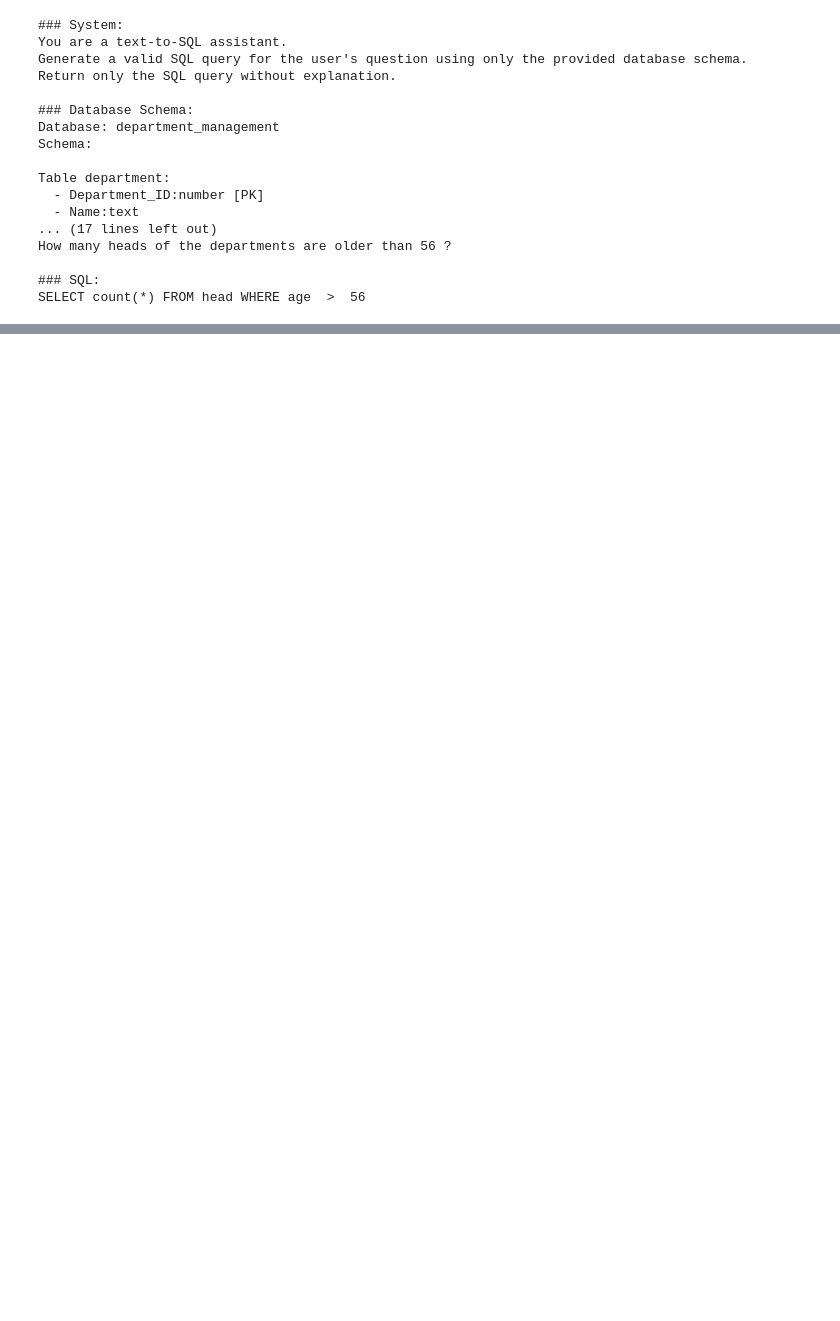
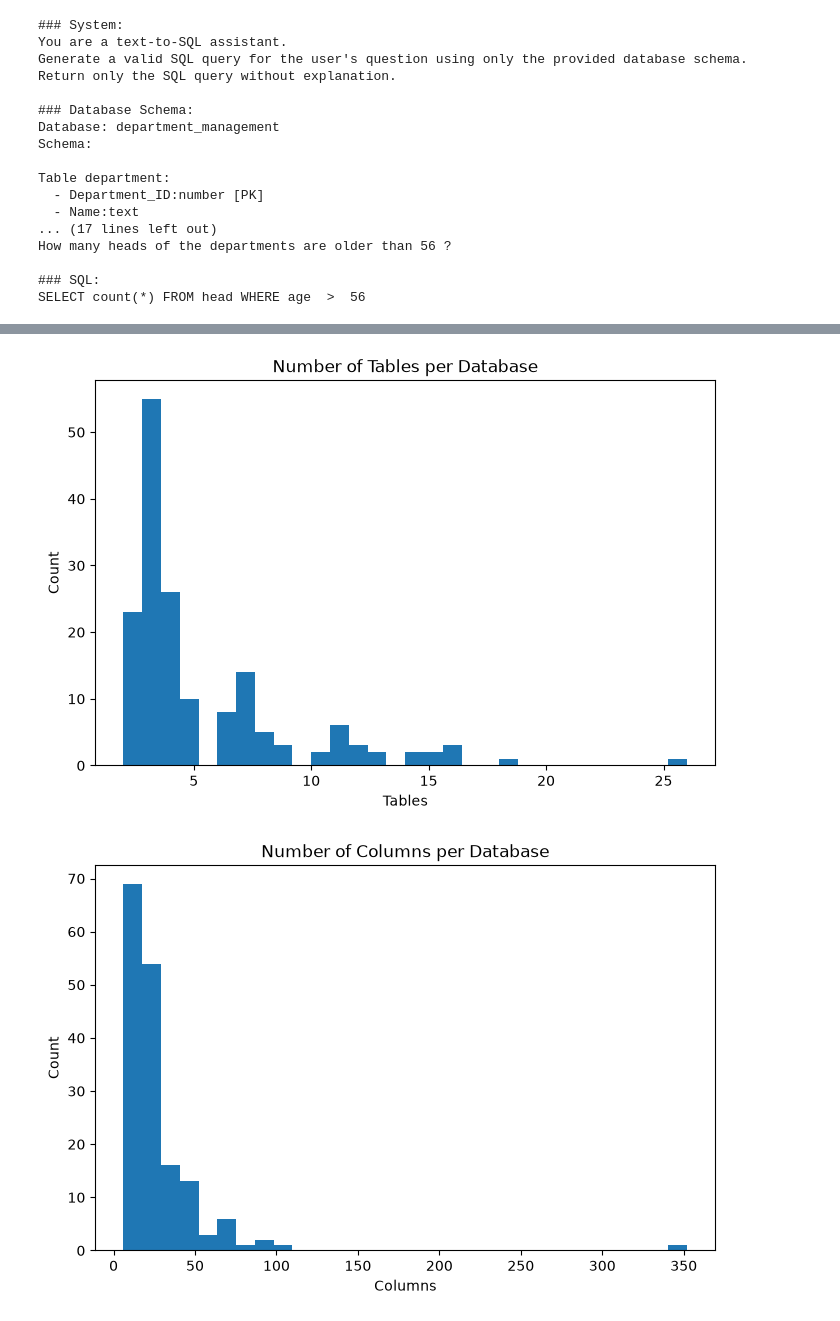
Before and after one commit to shubhangmalviya/qwen-slm-engineering-lab, a Jupyter notebook: text-generation/Text_To_Sql_Data_Prep.ipynb, the cells around one changed output, grey strips where cells are left out. Drawn from its saved outputs; the diff is of its cells as text; code cells hidden in the pictures; blank space fills up the shorter version.

```diff
--- a/text-generation/Text_To_Sql_Data_Prep.ipynb
+++ b/text-generation/Text_To_Sql_Data_Prep.ipynb
@@ -434,0 +490,32 @@ SELECT count(*) FROM head WHERE age  >  56
+# %%
+def get_schema_complexity_from_tables(tables_df):
+    rows = []
+
+    for _, row in tables_df.iterrows():
+        db_id = row["db_id"]
+        table_names = row["table_names_original"]
+        column_names = row["column_names_original"]
+        foreign_keys = row.get("foreign_keys", [])
+        primary_keys = row.get("primary_keys", [])
+
+        valid_columns = [c for c in column_names if c[0] != -1]
+
+        rows.append({
+            "db_id": db_id,
+            "num_tables": len(table_names),
+            "num_columns": len(valid_columns),
+            "num_primary_keys": len(primary_keys),
+            "num_foreign_keys": len(foreign_keys),
+        })
+
+    return pd.DataFrame(rows)
+
+
+schema_complexity_df = get_schema_complexity_from_tables(tables_df)
+
+display(schema_complexity_df.describe(percentiles=[0.5, 0.75, 0.9, 0.95, 0.99]))
+
+train_sft_df = train_sft_df.merge(schema_complexity_df, on="db_id", how="left")
+dev_sft_df = dev_sft_df.merge(schema_complexity_df, on="db_id", how="left")
+
+train_sft_df[["db_id", "num_tables", "num_columns", "num_foreign_keys"]].head()
@@ -434,0 +540,16 @@ SELECT count(*) FROM head WHERE age  >  56
+# %%
+def plot_hist(series, title, xlabel, bins=30):
+    plt.figure(figsize=(8, 5))
+    plt.hist(series.dropna(), bins=bins)
+    plt.title(title)
+    plt.xlabel(xlabel)
+    plt.ylabel("Count")
+    plt.show()
+
+
+plot_hist(schema_complexity_df["num_tables"], "Number of Tables per Database", "Tables")
+plot_hist(schema_complexity_df["num_columns"], "Number of Columns per Database", "Columns")
+plot_hist(schema_complexity_df["num_foreign_keys"], "Number of Foreign Keys per Database", "Foreign Keys")
+# %% [output]
+[figure, added]
+[figure, added]
```
Also changed, not shown: parts of 24 cells of this notebook.
